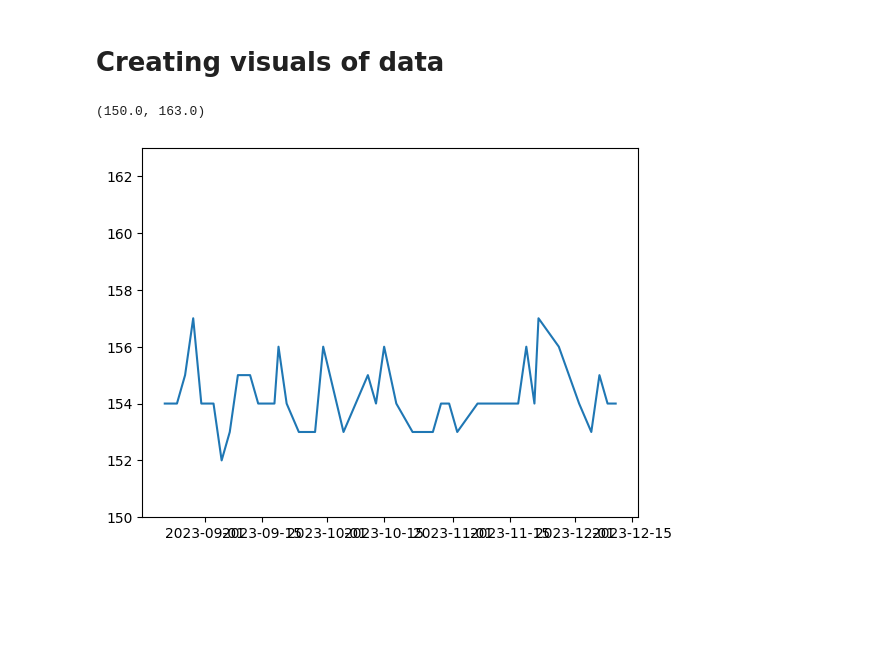
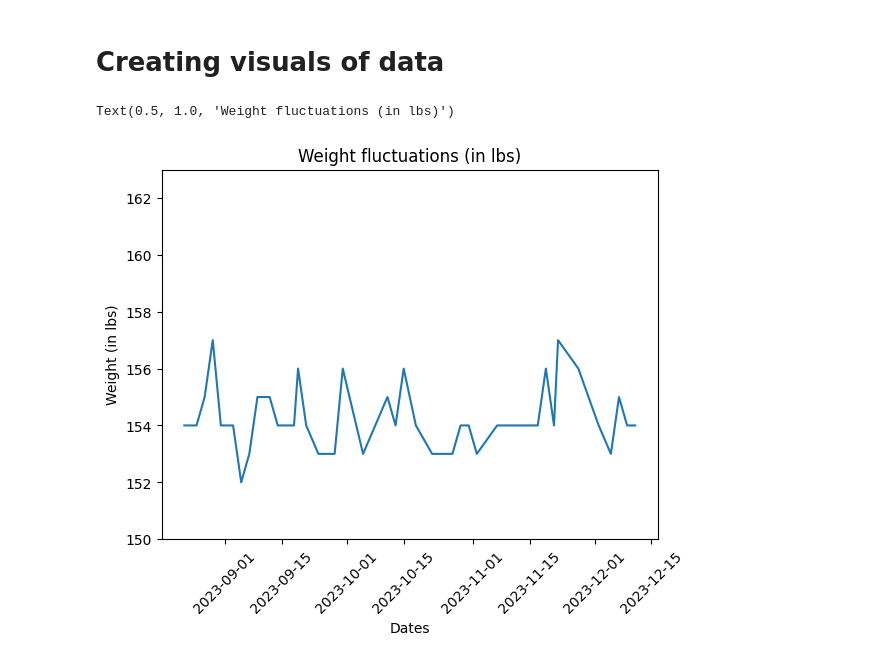
Before and after one commit to DavidCalalang/Weight-Tracking-Project, a Jupyter notebook: main.ipynb, the cells around one changed output. Cells and saved outputs as stored; diff of their text form; code cells hidden in the pictures; blank space fills up the shorter version.

```diff
--- a/main.ipynb
+++ b/main.ipynb
@@ -66,0 +58,3 @@ sem_1.tail()
+# %%
+# Adding new column for weight conversion to kgs
+sem_1["Weight (kg)"] = (sem_1["Weight (lbs)"] * 0.453592).round(2)
@@ -67,8 +70,12 @@ sem_1.tail()
 # %% [markdown]
 # Creating visuals of data
-# %%
-plt.plot(sem_1['Date'], sem_1['Weight'])
-plt.ylim(150, 163)
-# %% [output]
-(150.0, 163.0)
-[figure, removed]
+# %%
+plt.plot(sem_1['Date'], sem_1['Weight (lbs)'])
+plt.xticks(rotation=45)
+plt.ylim(150, 163)
+plt.xlabel("Dates")
+plt.ylabel("Weight (in lbs)")
+plt.title("Weight fluctuations (in lbs)")
+# %% [output]
+Text(0.5, 1.0, 'Weight fluctuations (in lbs)')
+[figure, added]
```
Also changed, not shown: parts of 5 cells of this notebook.
